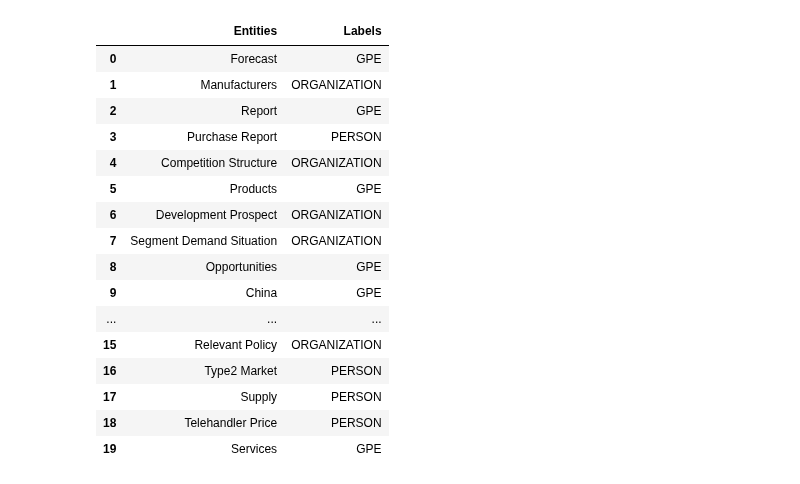
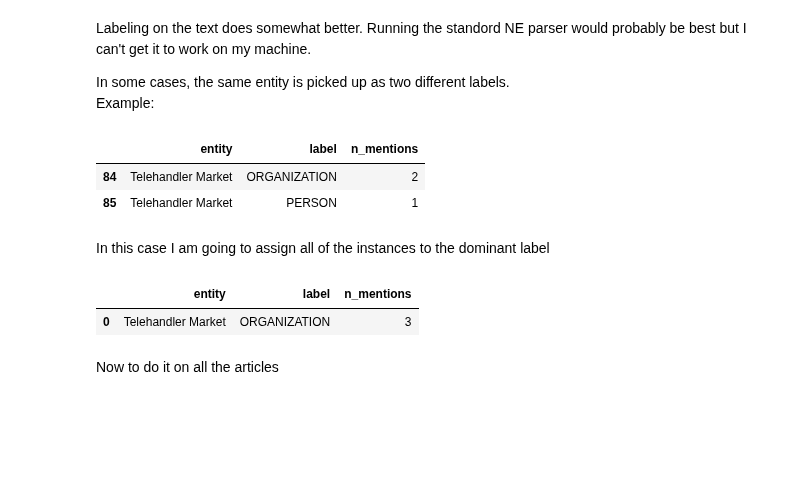
Before and after one commit to scottshepard/MScA, a Jupyter notebook: 32018/Assignments/Assignment5 - NER.ipynb, the cells around one changed output. Saved outputs shown, nothing was run; the diff lists cells and outputs as text; code cells hidden in the pictures; blank space fills up the shorter version.

```diff
--- a/32018/Assignments/Assignment5 - NER.ipynb
+++ b/32018/Assignments/Assignment5 - NER.ipynb
@@ -85,22 +78,22 @@ OSError: Java command failed : ['/usr/bin/java', '-mx1000m', '-cp', '/Users/rowe
-# %%
-entities_df = pd.DataFrame(entities_labels)
-entities_df.columns = ["Entities", "Labels"]
-entities_df.head(20)
-# %% [output]
-|  | Entities | Labels |
-| 0 | Forecast | GPE |
-| 1 | Manufacturers | ORGANIZATION |
-| 2 | Report | GPE |
-| 3 | Purchase Report | PERSON |
-| 4 | Competition Structure | ORGANIZATION |
-| 5 | Products | GPE |
-| 6 | Development Prospect | ORGANIZATION |
-| 7 | Segment Demand Situation | ORGANIZATION |
-| 8 | Opportunities | GPE |
-| 9 | China | GPE |
-| ... | ... | ... |
-| 15 | Relevant Policy | ORGANIZATION |
-| 16 | Type2 Market | PERSON |
-| 17 | Supply | PERSON |
-| 18 | Telehandler Price | PERSON |
-| 19 | Services | GPE |
+# %% [markdown]
+Labeling on the text does somewhat better. Running the standord NE parser would probably be best but I can't get it to work on my machine.
+
+In some cases, the same entity is picked up as two different labels.
+Example:
+# %%
+example = labeler(df.text[0])
+example= example[example.entity == "Telehandler Market"]
+example
+# %% [output]
+|  | entity | label | n_mentions |
+| 84 | Telehandler Market | ORGANIZATION | 2 |
+| 85 | Telehandler Market | PERSON | 1 |
+# %% [markdown]
+In this case I am going to assign all of the instances to the dominant label
+# %%
+label_aggregator(example)
+# %% [output]
+|  | entity | label | n_mentions |
+| 0 | Telehandler Market | ORGANIZATION | 3 |
+# %% [markdown]
+Now to do it on all the articles
```
Also changed, not shown: parts of 17 cells of this notebook.
